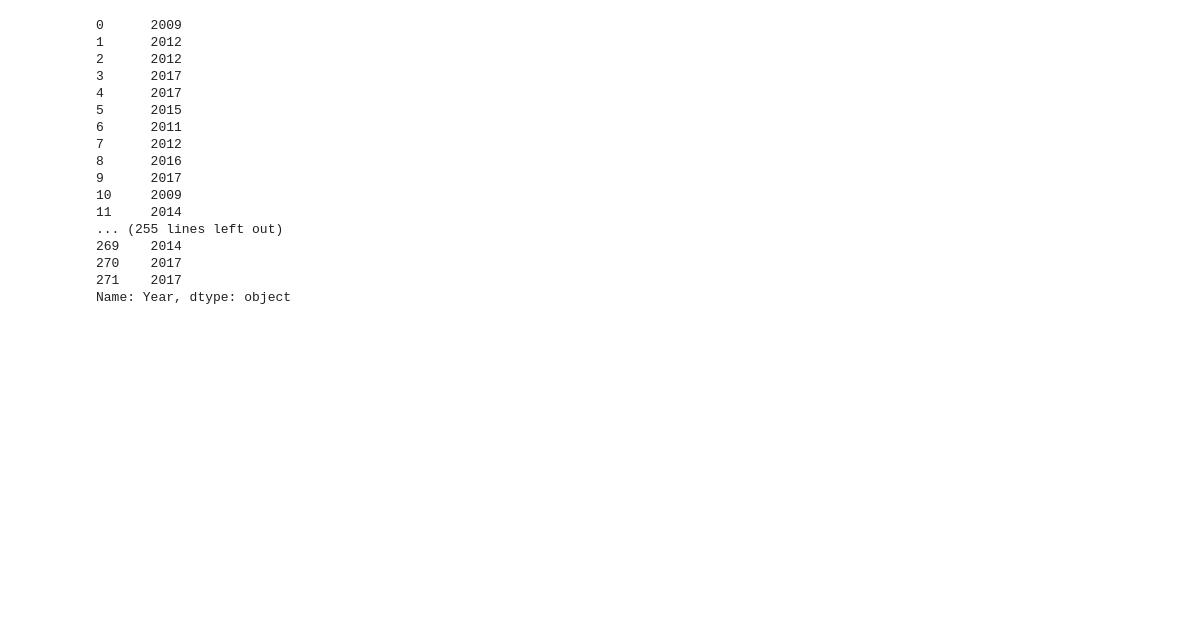
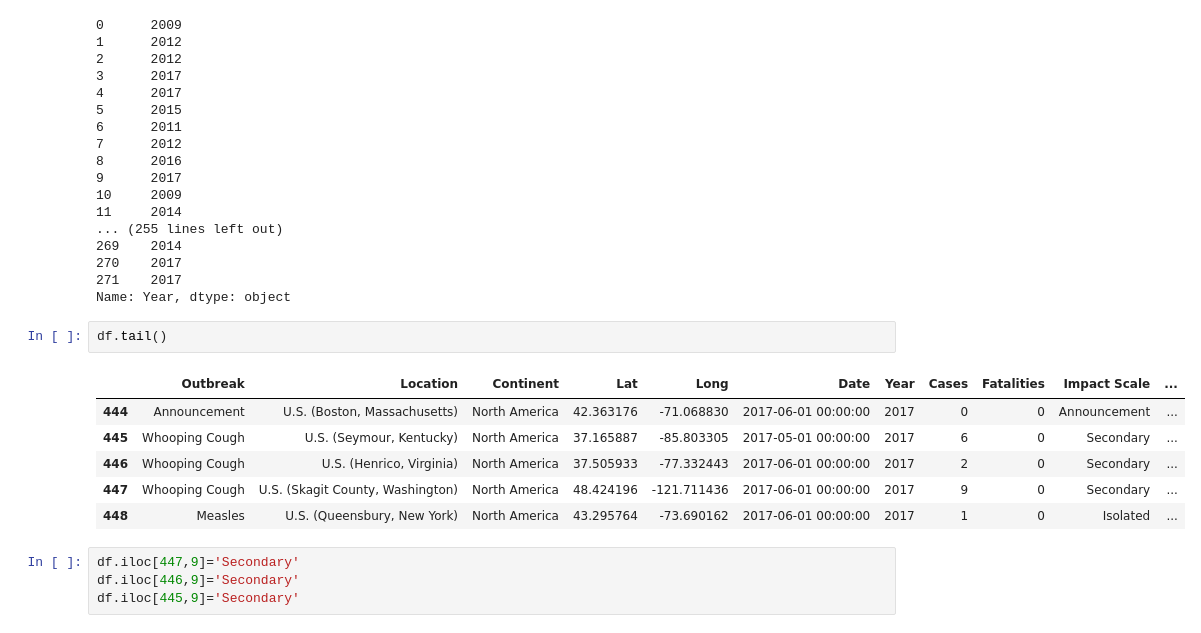
Before and after one commit to javigoncompte/Preventable_Diseases, a Jupyter notebook: Capstone EDA.ipynb, the cells around one changed output. Drawn from its saved outputs; the diff is of its cells as text; blank space fills up the shorter version.

Commit message:
updated dataframes

```diff
--- a/Capstone EDA.ipynb
+++ b/Capstone EDA.ipynb
@@ -1235,3 +1214,16 @@ df_europe['Year']
 270    2017
 271    2017
 Name: Year, dtype: object
+# %%
+df.tail()
+# %% [output]
+|  | Outbreak | Location | Continent | Lat | Long | Date | Year | Cases | Fatalities | Impact Scale | ... |
+| 444 | Announcement | U.S. (Boston, Massachusetts) | North America | 42.363176 | -71.068830 | 2017-06-01 00:00:00 | 2017 | 0 | 0 | Announcement | ... |
+| 445 | Whooping Cough | U.S. (Seymour, Kentucky) | North America | 37.165887 | -85.803305 | 2017-05-01 00:00:00 | 2017 | 6 | 0 | Secondary | ... |
+| 446 | Whooping Cough | U.S. (Henrico, Virginia) | North America | 37.505933 | -77.332443 | 2017-06-01 00:00:00 | 2017 | 2 | 0 | Secondary | ... |
+| 447 | Whooping Cough | U.S. (Skagit County, Washington) | North America | 48.424196 | -121.711436 | 2017-06-01 00:00:00 | 2017 | 9 | 0 | Secondary | ... |
+| 448 | Measles | U.S. (Queensbury, New York) | North America | 43.295764 | -73.690162 | 2017-06-01 00:00:00 | 2017 | 1 | 0 | Isolated | ... |
+# %%
+df.iloc[447,9]='Secondary'
+df.iloc[446,9]='Secondary'
+df.iloc[445,9]='Secondary'
```
Also changed, not shown: parts of 7 cells of this notebook.
